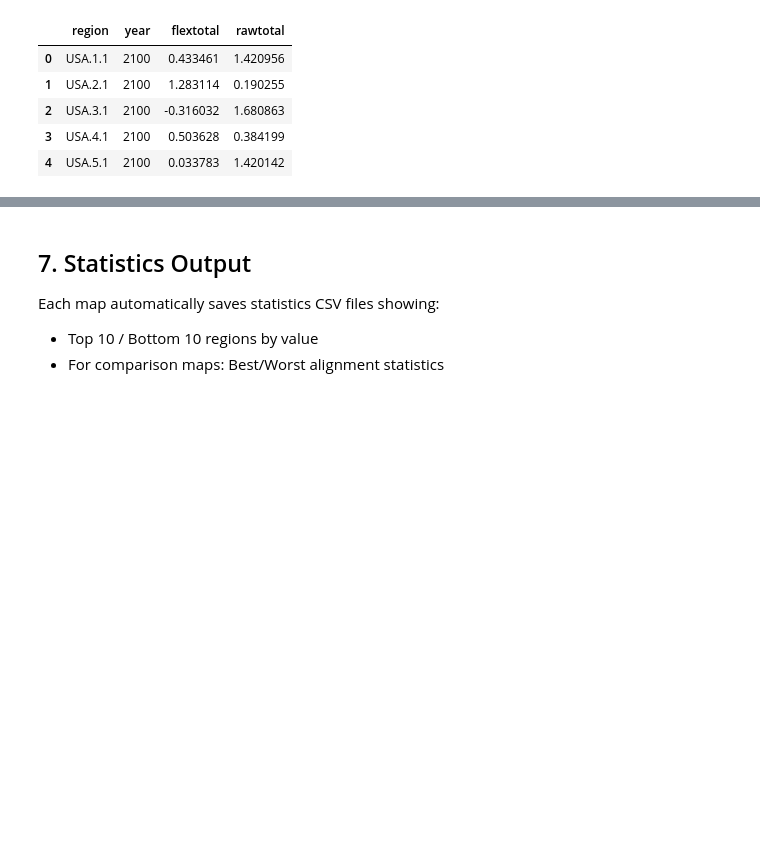
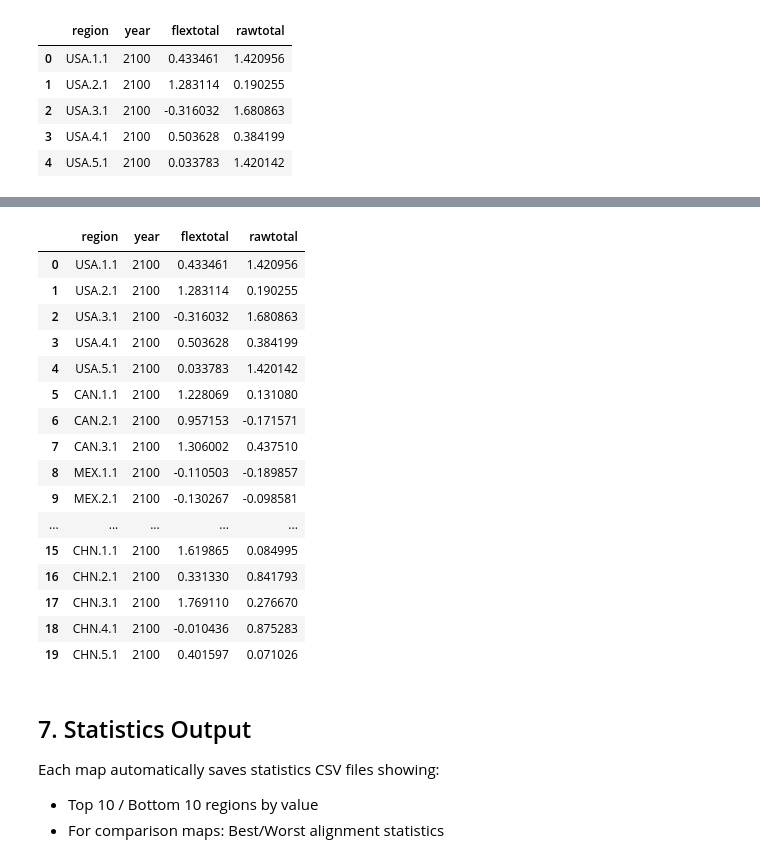
Before and after one commit to C1587S/flexdamage, a Jupyter notebook: notebooks/map_visualization_tutorial.ipynb, the cells around one changed output, grey strips where cells are left out. Drawn from its saved outputs; the diff is of its cells as text; code cells hidden in the pictures; blank space fills up the shorter version.

```diff
--- a/notebooks/map_visualization_tutorial.ipynb
+++ b/notebooks/map_visualization_tutorial.ipynb
@@ -409,3 +409,23 @@ else:
+# %%
+regional_data
+# %% [output]
+|  | region | year | flextotal | rawtotal |
+| 0 | USA.1.1 | 2100 | 0.433461 | 1.420956 |
+| 1 | USA.2.1 | 2100 | 1.283114 | 0.190255 |
+| 2 | USA.3.1 | 2100 | -0.316032 | 1.680863 |
+| 3 | USA.4.1 | 2100 | 0.503628 | 0.384199 |
+| 4 | USA.5.1 | 2100 | 0.033783 | 1.420142 |
+| 5 | CAN.1.1 | 2100 | 1.228069 | 0.131080 |
+| 6 | CAN.2.1 | 2100 | 0.957153 | -0.171571 |
+| 7 | CAN.3.1 | 2100 | 1.306002 | 0.437510 |
+| 8 | MEX.1.1 | 2100 | -0.110503 | -0.189857 |
+| 9 | MEX.2.1 | 2100 | -0.130267 | -0.098581 |
+| ... | ... | ... | ... | ... |
+| 15 | CHN.1.1 | 2100 | 1.619865 | 0.084995 |
+| 16 | CHN.2.1 | 2100 | 0.331330 | 0.841793 |
+| 17 | CHN.3.1 | 2100 | 1.769110 | 0.276670 |
+| 18 | CHN.4.1 | 2100 | -0.010436 | 0.875283 |
+| 19 | CHN.5.1 | 2100 | 0.401597 | 0.071026 |
 # %% [markdown]
 ## 7. Statistics Output
 
```
Also changed, not shown: parts of 13 cells of this notebook.
